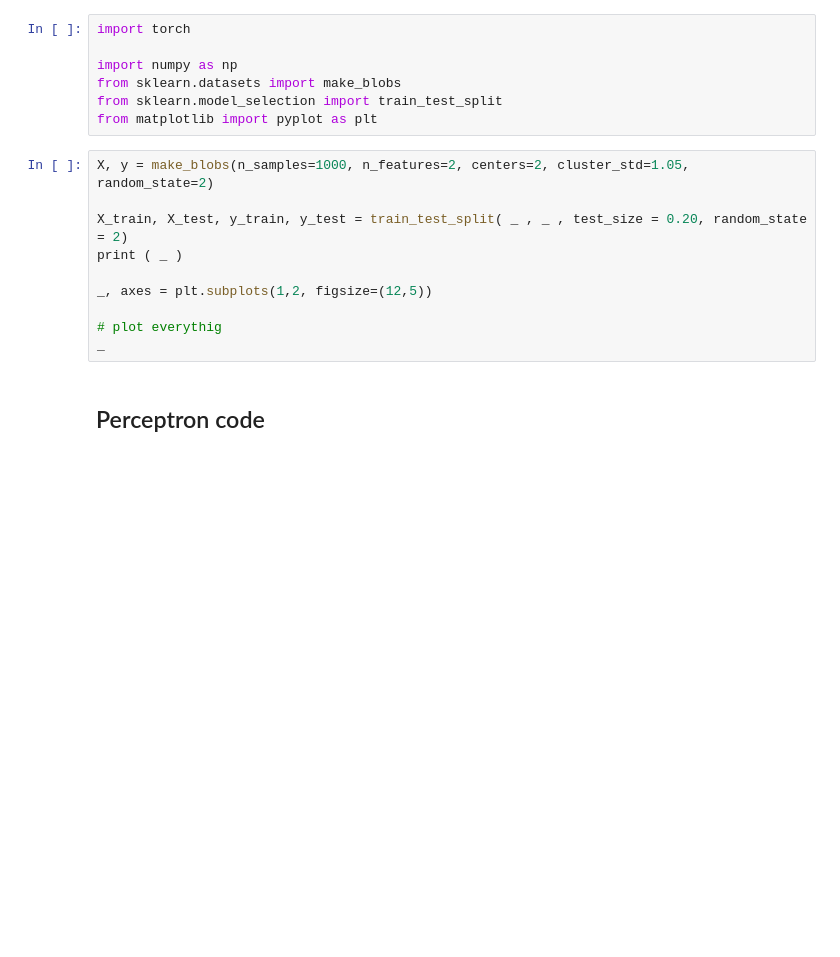
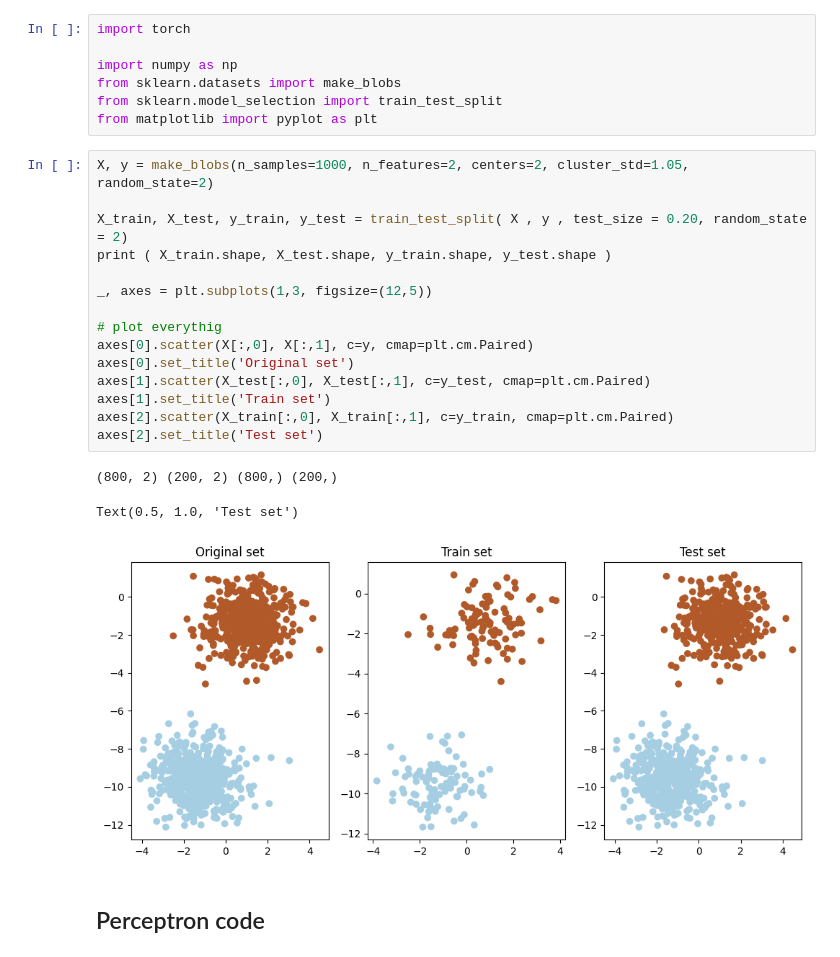
Before and after one commit to Freakscode/machine_learning, a Jupyter notebook: Sem_09/simple_perceptron.ipynb, the cells around one changed output. Saved outputs shown, nothing was run; the diff lists cells and outputs as text; blank space fills up the shorter version.

```diff
--- a/Sem_09/simple_perceptron.ipynb
+++ b/Sem_09/simple_perceptron.ipynb
@@ -10,13 +10,22 @@ from matplotlib import pyplot as plt
 # %%
 X, y = make_blobs(n_samples=1000, n_features=2, centers=2, cluster_std=1.05, random_state=2)
 
-X_train, X_test, y_train, y_test = train_test_split( _ , _ , test_size = 0.20, random_state = 2)
-print ( _ )
+X_train, X_test, y_train, y_test = train_test_split( X , y , test_size = 0.20, random_state = 2)
+print ( X_train.shape, X_test.shape, y_train.shape, y_test.shape )
 
-_, axes = plt.subplots(1,2, figsize=(12,5))
+_, axes = plt.subplots(1,3, figsize=(12,5))
 
 # plot everythig
-_
+axes[0].scatter(X[:,0], X[:,1], c=y, cmap=plt.cm.Paired)
+axes[0].set_title('Original set')
+axes[1].scatter(X_test[:,0], X_test[:,1], c=y_test, cmap=plt.cm.Paired)
+axes[1].set_title('Train set')
+axes[2].scatter(X_train[:,0], X_train[:,1], c=y_train, cmap=plt.cm.Paired)
+axes[2].set_title('Test set')
+# %% [output]
+(800, 2) (200, 2) (800,) (200,)
+Text(0.5, 1.0, 'Test set')
+[figure, added]
 # %% [markdown]
 ## Perceptron code
 # %%
```
Also changed, not shown: parts of 6 cells of this notebook.
